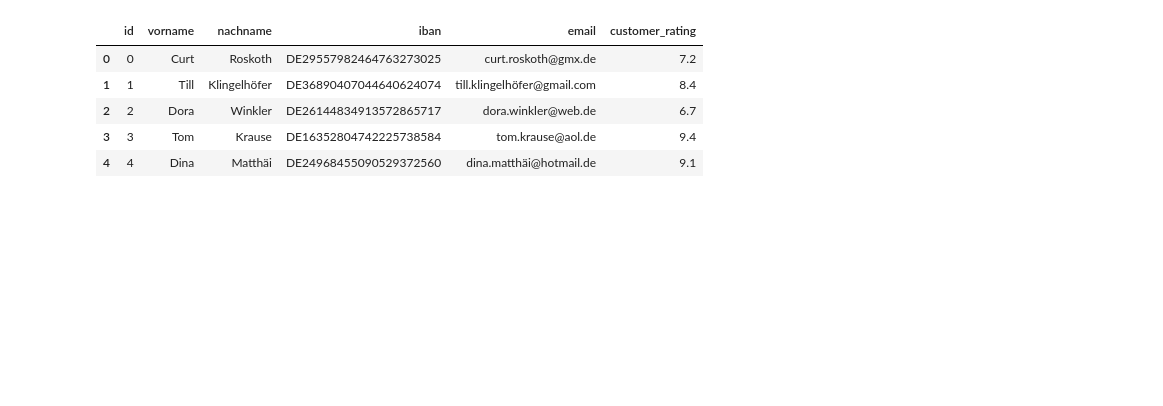
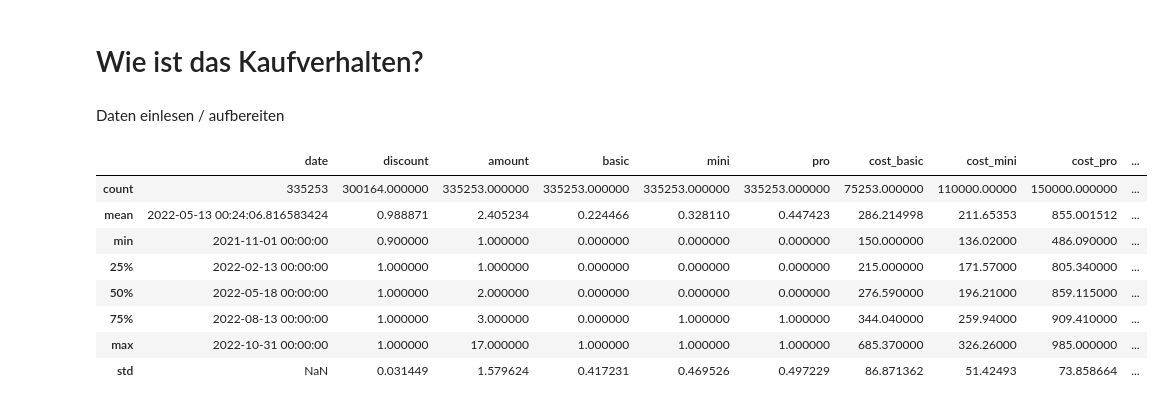
Before and after one commit to timstr97/business-analytics-case-study, a Jupyter notebook: sandbox/moritz/sandbox1.ipynb, the cells around one changed output. Saved outputs shown, nothing was run; the diff lists cells and outputs as text; code cells hidden in the pictures; blank space fills up the shorter version.

```diff
--- a/sandbox/moritz/sandbox1.ipynb
+++ b/sandbox/moritz/sandbox1.ipynb
@@ -5,9 +1,2 @@ df = pd.read_excel("./../../data/CRM_data.xlsx")
-# %%
-df.head()
-# %% [output]
-|  | id | vorname | nachname | iban | email | customer_rating |
-| 0 | 0 | Curt | Roskoth | DE29557982464763273025 | curt.roskoth@gmx.de | 7.2 |
-| 1 | 1 | Till | Klingelhöfer | DE36890407044640624074 | till.klingelhöfer@gmail.com | 8.4 |
-| 2 | 2 | Dora | Winkler | DE26144834913572865717 | dora.winkler@web.de | 6.7 |
-| 3 | 3 | Tom | Krause | DE16352804742225738584 | tom.krause@aol.de | 9.4 |
-| 4 | 4 | Dina | Matthäi | DE24968455090529372560 | dina.matthäi@hotmail.de | 9.1 |
+# %% [markdown]
+# Wie ist das Kaufverhalten?
@@ -13,0 +9,2 @@ df.head()
+# %% [markdown]
+Daten einlesen / aufbereiten
@@ -13,0 +98,12 @@ df.head()
+# %%
+df_reg_main.describe()
+# %% [output]
+|  | date | discount | amount | basic | mini | pro | cost_basic | cost_mini | cost_pro | ... |
+| count | 335253 | 300164.000000 | 335253.000000 | 335253.000000 | 335253.000000 | 335253.000000 | 75253.000000 | 110000.00000 | 150000.000000 | ... |
+| mean | 2022-05-13 00:24:06.816583424 | 0.988871 | 2.405234 | 0.224466 | 0.328110 | 0.447423 | 286.214998 | 211.65353 | 855.001512 | ... |
+| min | 2021-11-01 00:00:00 | 0.900000 | 1.000000 | 0.000000 | 0.000000 | 0.000000 | 150.000000 | 136.02000 | 486.090000 | ... |
+| 25% | 2022-02-13 00:00:00 | 1.000000 | 1.000000 | 0.000000 | 0.000000 | 0.000000 | 215.000000 | 171.57000 | 805.340000 | ... |
+| 50% | 2022-05-18 00:00:00 | 1.000000 | 2.000000 | 0.000000 | 0.000000 | 0.000000 | 276.590000 | 196.21000 | 859.115000 | ... |
+| 75% | 2022-08-13 00:00:00 | 1.000000 | 3.000000 | 0.000000 | 1.000000 | 1.000000 | 344.040000 | 259.94000 | 909.410000 | ... |
+| max | 2022-10-31 00:00:00 | 1.000000 | 17.000000 | 1.000000 | 1.000000 | 1.000000 | 685.370000 | 326.26000 | 985.000000 | ... |
+| std | NaN | 0.031449 | 1.579624 | 0.417231 | 0.469526 | 0.497229 | 86.871362 | 51.42493 | 73.858664 | ... |
```
Also changed, not shown: parts of 18 cells of this notebook.
